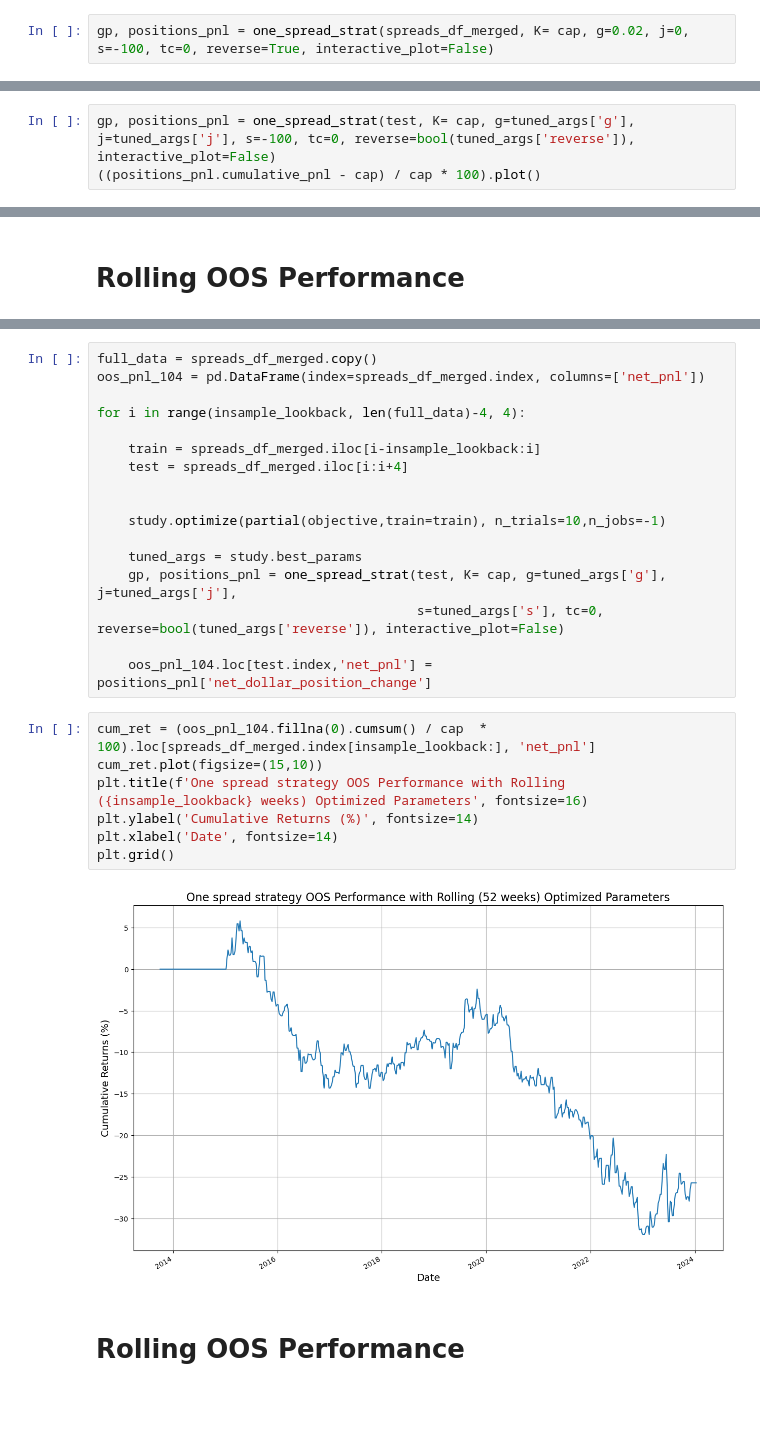
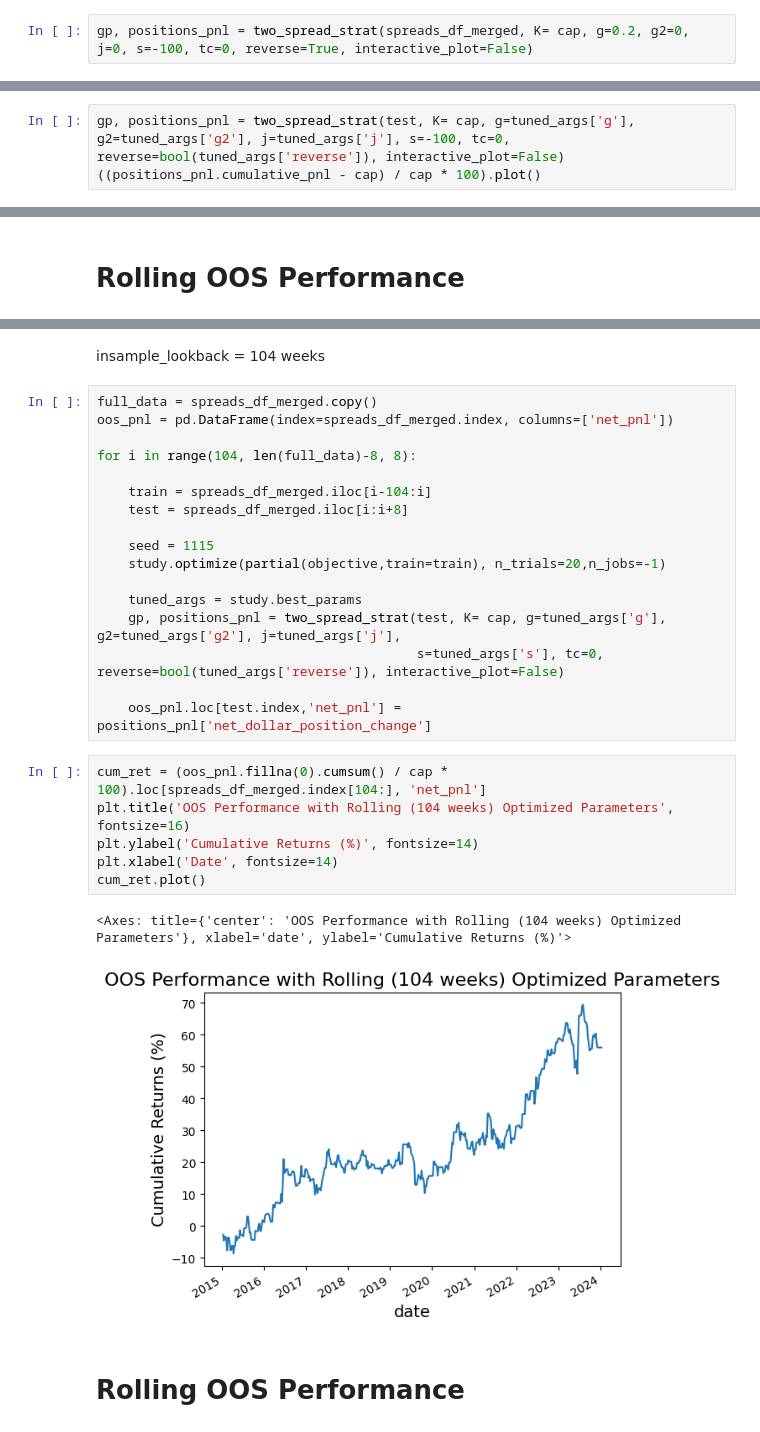
Before and after one commit to claircocoanut/iaqf-default, a Jupyter notebook: strategy/Corn SoyaBean with correct Rolling Window.ipynb, the cells around one changed output, grey strips where cells are left out. Cells and saved outputs as stored; diff of their text form; blank space fills up the shorter version.

```diff
--- a/strategy/Corn SoyaBean with correct Rolling Window.ipynb
+++ b/strategy/Corn SoyaBean with correct Rolling Window.ipynb
@@ -1037,7 +1029,7 @@ def plot_signals(positions, upper_threshold, exit_threshold):
     # Show the plot
     plt.show()
 # %%
-gp, positions_pnl = one_spread_strat(spreads_df_merged, K= cap, g=0.02, j=0, s=-100, tc=0, reverse=True, interactive_plot=False)
+gp, positions_pnl = two_spread_strat(spreads_df_merged, K= cap, g=0.2, g2=0, j=0, s=-100, tc=0, reverse=True, interactive_plot=False)
 # %%
 # positions_pnl
 # %%
@@ -1234,7 +1227,7 @@ gp, positions_pnl = one_spread_strat(train, K= cap, g=tuned_args['g'], j=tuned_a
 # %% [markdown]
 ## Out-of Sample performance
 # %%
-gp, positions_pnl = one_spread_strat(test, K= cap, g=tuned_args['g'], j=tuned_args['j'], s=-100, tc=0, reverse=bool(tuned_args['reverse']), interactive_plot=False)
+gp, positions_pnl = two_spread_strat(test, K= cap, g=tuned_args['g'], g2=tuned_args['g2'], j=tuned_args['j'], s=-100, tc=0, reverse=bool(tuned_args['reverse']), interactive_plot=False)
 ((positions_pnl.cumulative_pnl - cap) / cap * 100).plot()
 # %% [output]
 <Axes: xlabel='date'>
@@ -1247,28 +1237,30 @@ insample_lookback = 104
-# %%
-full_data = spreads_df_merged.copy()
-oos_pnl_104 = pd.DataFrame(index=spreads_df_merged.index, columns=['net_pnl'])
-
-for i in range(insample_lookback, len(full_data)-4, 4):
-
-    train = spreads_df_merged.iloc[i-insample_lookback:i]
-    test = spreads_df_merged.iloc[i:i+4]
-
-
-    study.optimize(partial(objective,train=train), n_trials=10,n_jobs=-1)
-
-    tuned_args = study.best_params
-    gp, positions_pnl = one_spread_strat(test, K= cap, g=tuned_args['g'], j=tuned_args['j'],
-                                         s=tuned_args['s'], tc=0, reverse=bool(tuned_args['reverse']), interactive_plot=False)
-
-    oos_pnl_104.loc[test.index,'net_pnl'] = positions_pnl['net_dollar_position_change']
+# %% [markdown]
+insample_lookback = 104 weeks
+# %%
+full_data = spreads_df_merged.copy()
+oos_pnl = pd.DataFrame(index=spreads_df_merged.index, columns=['net_pnl'])
+
+for i in range(104, len(full_data)-8, 8):
+
+    train = spreads_df_merged.iloc[i-104:i]
+    test = spreads_df_merged.iloc[i:i+8]
+
+    seed = 1115
+    study.optimize(partial(objective,train=train), n_trials=20,n_jobs=-1)
+
+    tuned_args = study.best_params
+    gp, positions_pnl = two_spread_strat(test, K= cap, g=tuned_args['g'], g2=tuned_args['g2'], j=tuned_args['j'],
+                                         s=tuned_args['s'], tc=0, reverse=bool(tuned_args['reverse']), interactive_plot=False)
+
+    oos_pnl.loc[test.index,'net_pnl'] = positions_pnl['net_dollar_position_change']
 # %%
-cum_ret = (oos_pnl_104.fillna(0).cumsum() / cap  * 100).loc[spreads_df_merged.index[insample_lookback:], 'net_pnl']
-cum_ret.plot(figsize=(15,10))
-plt.title(f'One spread strategy OOS Performance with Rolling ({insample_lookback} weeks) Optimized Parameters', fontsize=16)
+cum_ret = (oos_pnl.fillna(0).cumsum() / cap * 100).loc[spreads_df_merged.index[104:], 'net_pnl']
+plt.title('OOS Performance with Rolling (104 weeks) Optimized Parameters', fontsize=16)
 plt.ylabel('Cumulative Returns (%)', fontsize=14)
 plt.xlabel('Date', fontsize=14)
-plt.grid()
+cum_ret.plot()
 # %% [output]
+<Axes: title={'center': 'OOS Performance with Rolling (104 weeks) Optimized Parameters'}, xlabel='date', ylabel='Cumulative Returns (%)'>
-[figure, old version]
+[figure, new version]
 # %% [markdown]
 # Rolling OOS Performance
```
Also changed, not shown: parts of 114 cells of this notebook, 1 other file.
